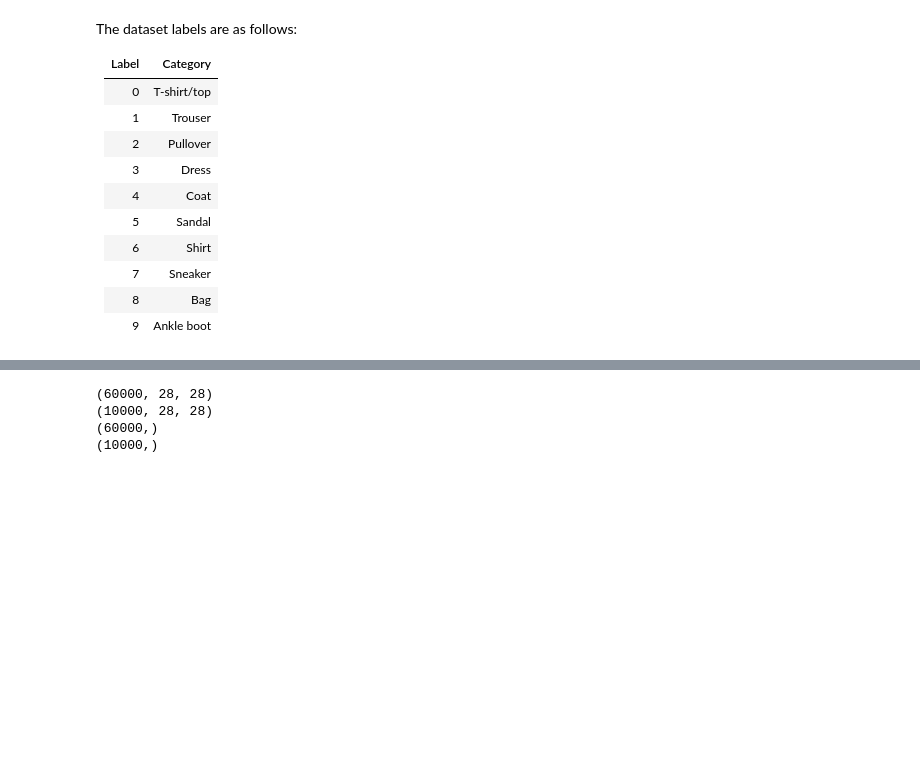
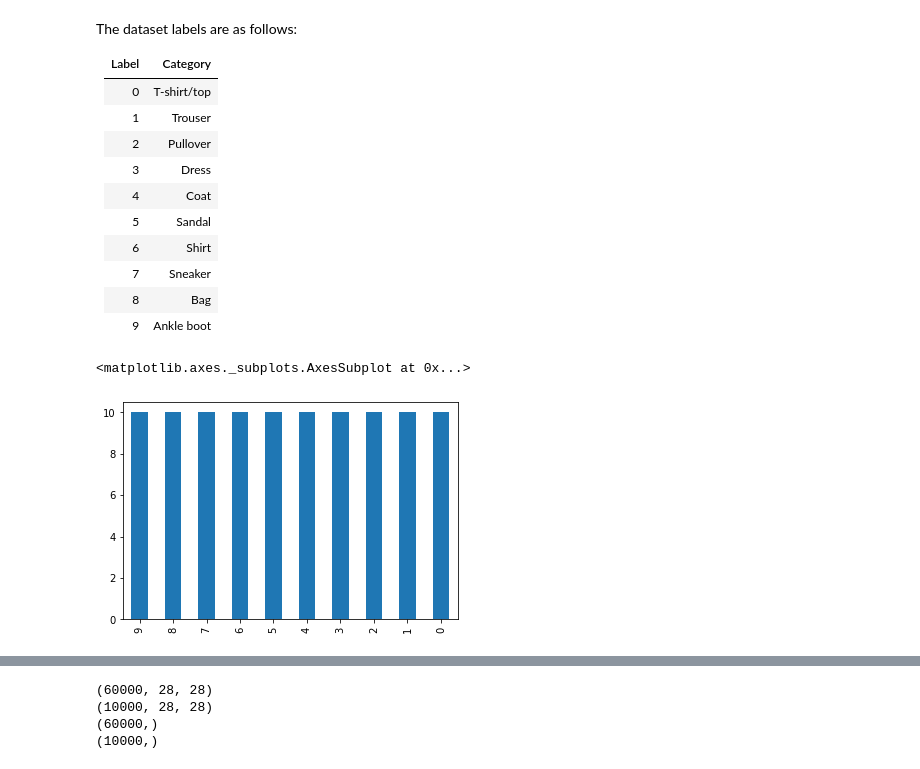
Before and after one commit to yyk93/fmnist, a Jupyter notebook: FMNIST with CNN.ipynb, the cells around one changed output, grey strips where cells are left out. Cells and saved outputs as stored; diff of their text form; code cells hidden in the pictures; blank space fills up the shorter version.

```diff
--- a/FMNIST with CNN.ipynb
+++ b/FMNIST with CNN.ipynb
@@ -36,3 +45,13 @@ The dataset labels are as follows:
 |9|Ankle boot|
 # %%
 (X_train, y_train), (X_test, y_test) = fashion_mnist.load_data()
+# %%
+y_train_df = pd.DataFrame(y_train, columns=['label'])
+graph_train = y_train_df['label'].value_counts() / len(y_train_df) * 100
+# %%
+graph_train.plot(kind='bar')
+
+# The train set has a near uniform distribution of each category
+# %% [output]
+<matplotlib.axes._subplots.AxesSubplot at 0x...>
+[figure, added]
```
Also changed, not shown: parts of 4 cells of this notebook, 1 other file.
